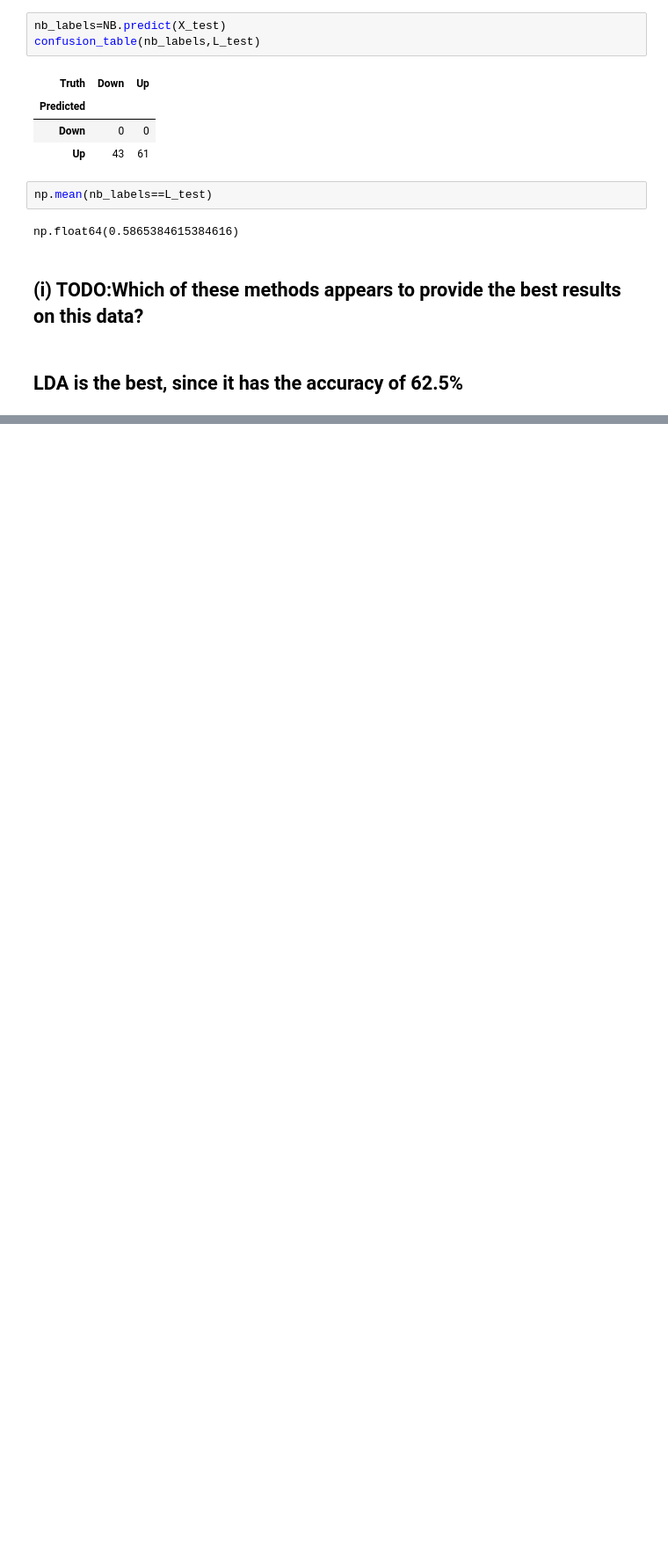
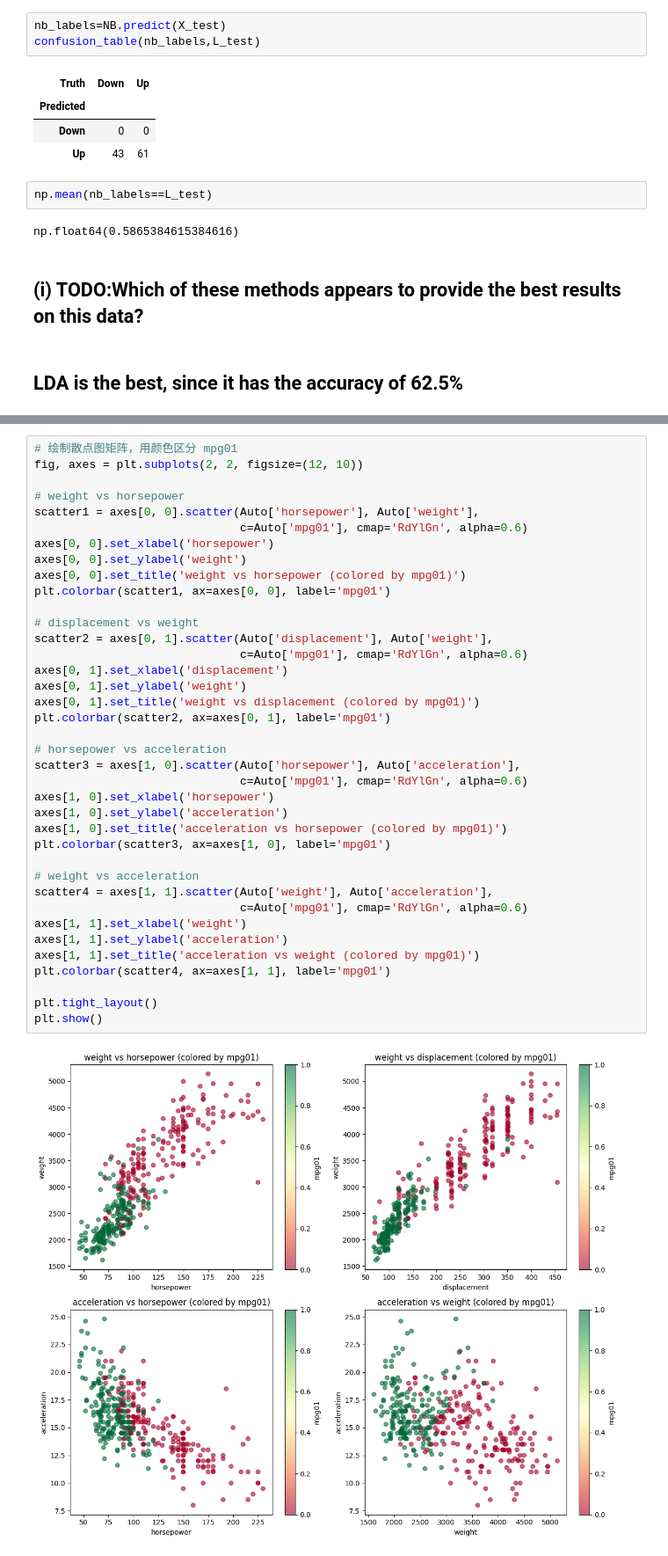
Before and after one commit to AshfordLee/Stanford_CS189, a Jupyter notebook: ISL_python/Ch4/Exercises4.ipynb, the cells around one changed output, grey strips where cells are left out. Shown at 88% size. Saved outputs shown, nothing was run; the diff lists cells and outputs as text; blank space fills up the shorter version.

```diff
--- a/ISL_python/Ch4/Exercises4.ipynb
+++ b/ISL_python/Ch4/Exercises4.ipynb
@@ -295,0 +384,40 @@ np.float64(0.5865384615384616)
+# %%
+# 绘制散点图矩阵，用颜色区分 mpg01
+fig, axes = plt.subplots(2, 2, figsize=(12, 10))
+
+# weight vs horsepower
+scatter1 = axes[0, 0].scatter(Auto['horsepower'], Auto['weight'],
+                              c=Auto['mpg01'], cmap='RdYlGn', alpha=0.6)
+axes[0, 0].set_xlabel('horsepower')
+axes[0, 0].set_ylabel('weight')
+axes[0, 0].set_title('weight vs horsepower (colored by mpg01)')
+plt.colorbar(scatter1, ax=axes[0, 0], label='mpg01')
+
+# displacement vs weight
+scatter2 = axes[0, 1].scatter(Auto['displacement'], Auto['weight'],
+                              c=Auto['mpg01'], cmap='RdYlGn', alpha=0.6)
+axes[0, 1].set_xlabel('displacement')
+axes[0, 1].set_ylabel('weight')
+axes[0, 1].set_title('weight vs displacement (colored by mpg01)')
+plt.colorbar(scatter2, ax=axes[0, 1], label='mpg01')
+
+# horsepower vs acceleration
+scatter3 = axes[1, 0].scatter(Auto['horsepower'], Auto['acceleration'],
+                              c=Auto['mpg01'], cmap='RdYlGn', alpha=0.6)
+axes[1, 0].set_xlabel('horsepower')
+axes[1, 0].set_ylabel('acceleration')
+axes[1, 0].set_title('acceleration vs horsepower (colored by mpg01)')
+plt.colorbar(scatter3, ax=axes[1, 0], label='mpg01')
+
+# weight vs acceleration
+scatter4 = axes[1, 1].scatter(Auto['weight'], Auto['acceleration'],
+                              c=Auto['mpg01'], cmap='RdYlGn', alpha=0.6)
+axes[1, 1].set_xlabel('weight')
+axes[1, 1].set_ylabel('acceleration')
+axes[1, 1].set_title('acceleration vs weight (colored by mpg01)')
+plt.colorbar(scatter4, ax=axes[1, 1], label='mpg01')
+
+plt.tight_layout()
+plt.show()
+# %% [output]
+[figure, added]
```
Also changed, not shown: parts of 60 cells of this notebook.
